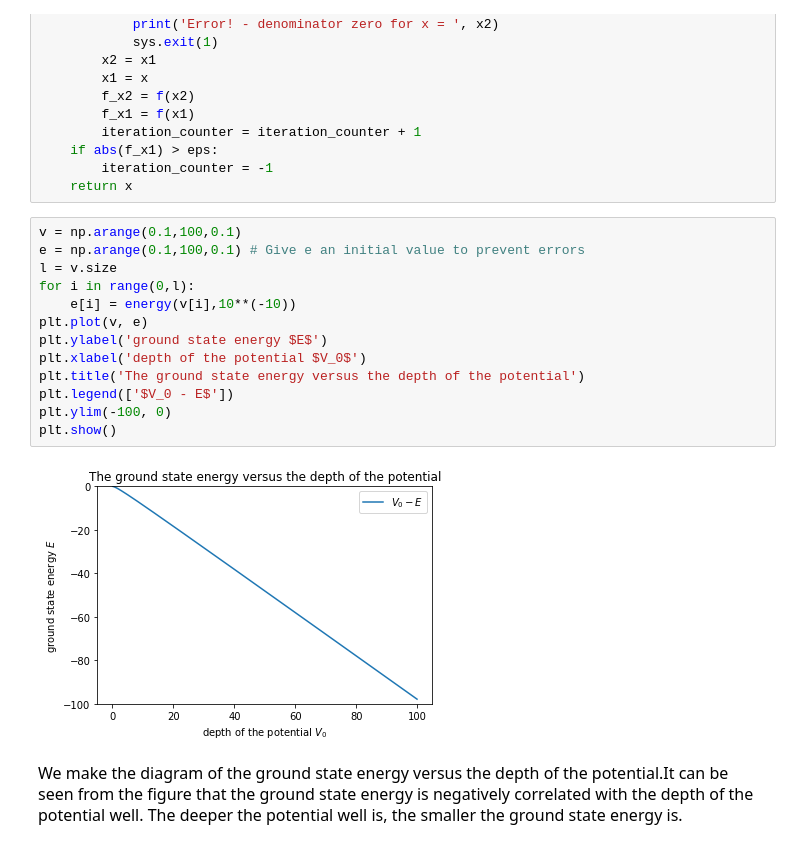
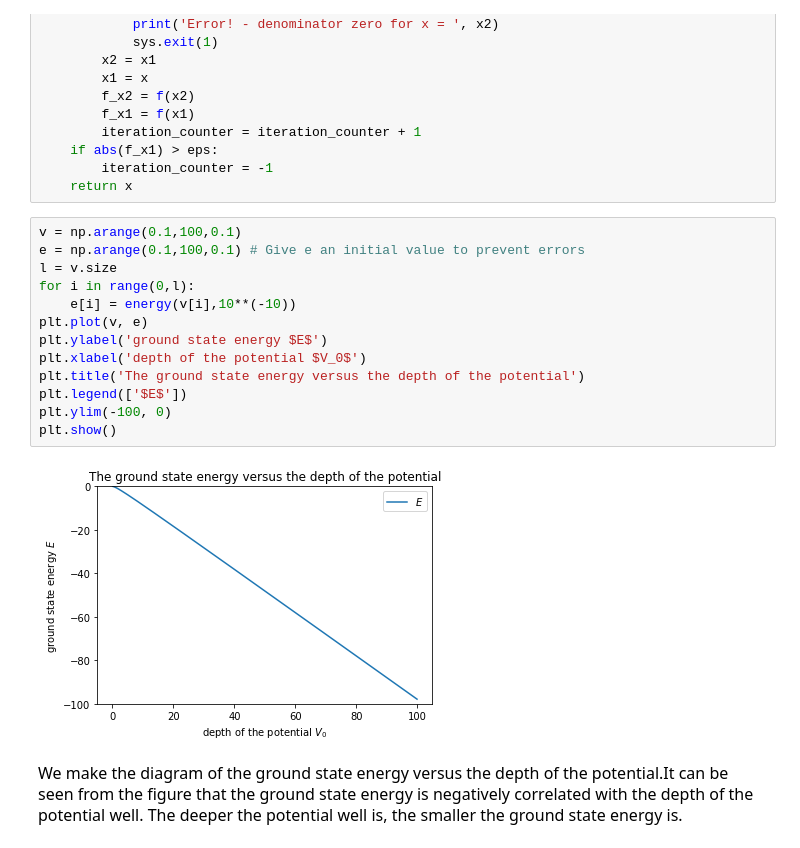
Before and after one commit to VIoletYisi/CaiJiBaoTuan, a Jupyter notebook: Group_Homework/Fourth/第5周小组作业_第7组.ipynb, the cells around one changed output. Cells and saved outputs as stored; diff of their text form.

```diff
--- a/Group_Homework/Fourth/第5周小组作业_第7组.ipynb
+++ b/Group_Homework/Fourth/第5周小组作业_第7组.ipynb
@@ -180,18 +181,18 @@ def energy(v,eps):
 # %%
 v = np.arange(0.1,100,0.1)
 e = np.arange(0.1,100,0.1) # Give e an initial value to prevent errors
 l = v.size
 for i in range(0,l):
     e[i] = energy(v[i],10**(-10))
 plt.plot(v, e)
 plt.ylabel('ground state energy $E$')
 plt.xlabel('depth of the potential $V_0$')
 plt.title('The ground state energy versus the depth of the potential')
-plt.legend(['$V_0 - E$'])
+plt.legend(['$E$'])
 plt.ylim(-100, 0)
 plt.show()
 # %% [output]
-[figure, old version]
+[figure, new version]
 # %% [markdown]
 <font size = 3 color = black face = "Times New Roman">We make the diagram of the ground state energy versus the depth of the potential.It can be seen from the figure that the ground state energy is negatively correlated with the depth of the potential well. The deeper the potential well is, the smaller the ground state energy is.
 # %% [markdown]
```
Also changed, not shown: parts of 3 cells of this notebook, 1 other file.
